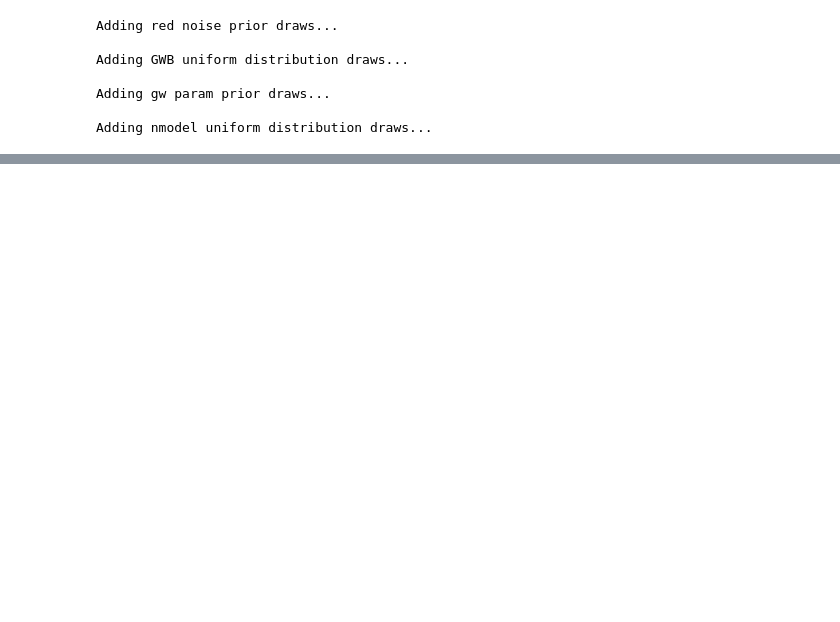
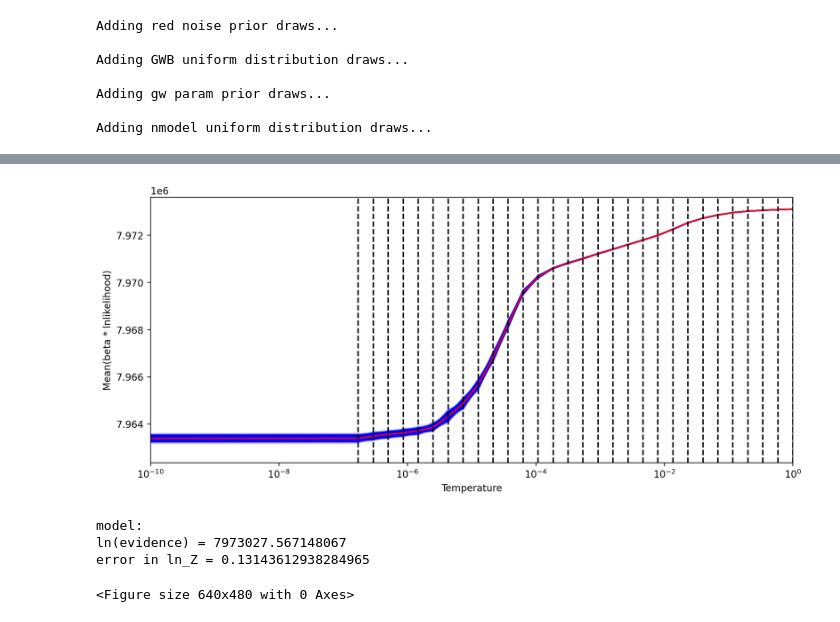
Before and after one commit to nanograv/15yr_stochastic_analysis, a Jupyter notebook: tutorials/model_selection.ipynb, the cells around one changed output, grey strips where cells are left out. Drawn from its saved outputs; the diff is of its cells as text; code cells hidden in the pictures; blank space fills up the shorter version.

```diff
--- a/tutorials/model_selection.ipynb
+++ b/tutorials/model_selection.ipynb
@@ -118,0 +142,4 @@ x0 = super_model.initial_sample()
+# %%
+# load core objects containing all the
+m2a_ti = slices.SlicesCore(corepath='./presampled_cores/m2a_ti.core')
+m3a_ti = slices.SlicesCore(corepath='./presampled_cores/m3a_ti.core')
@@ -118,0 +176,8 @@ x0 = super_model.initial_sample()
+# %%
+res = bfacs.ti_log_evidence(m2a_ti, plot=True)
+# %% [output]
+[figure, added]
+model:
+ln(evidence) = 7973027.567148067
+error in ln_Z = 0.13143612938284965
+<Figure size 640x480 with 0 Axes>
```
Also changed, not shown: parts of 13 cells of this notebook, 4 other files.
